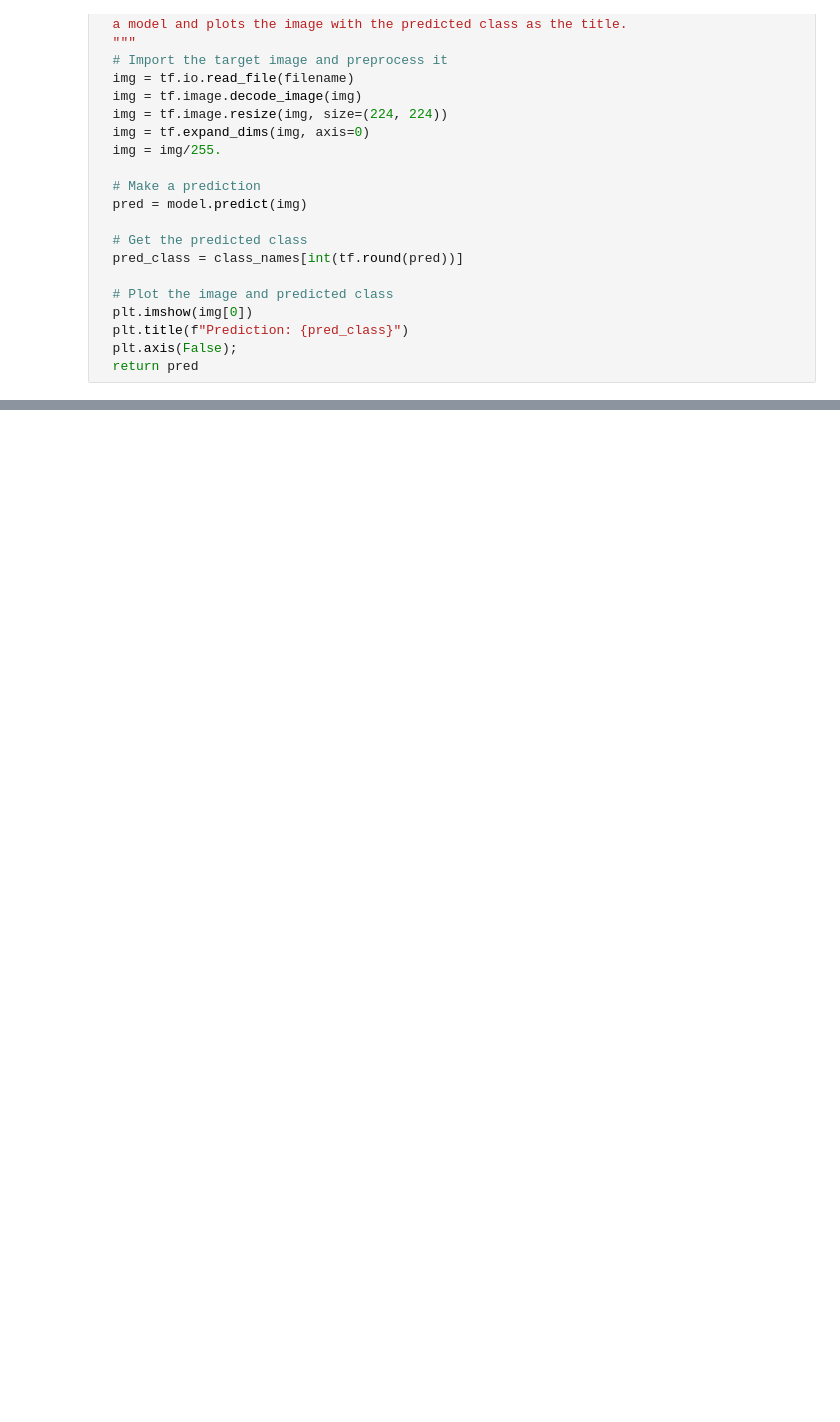
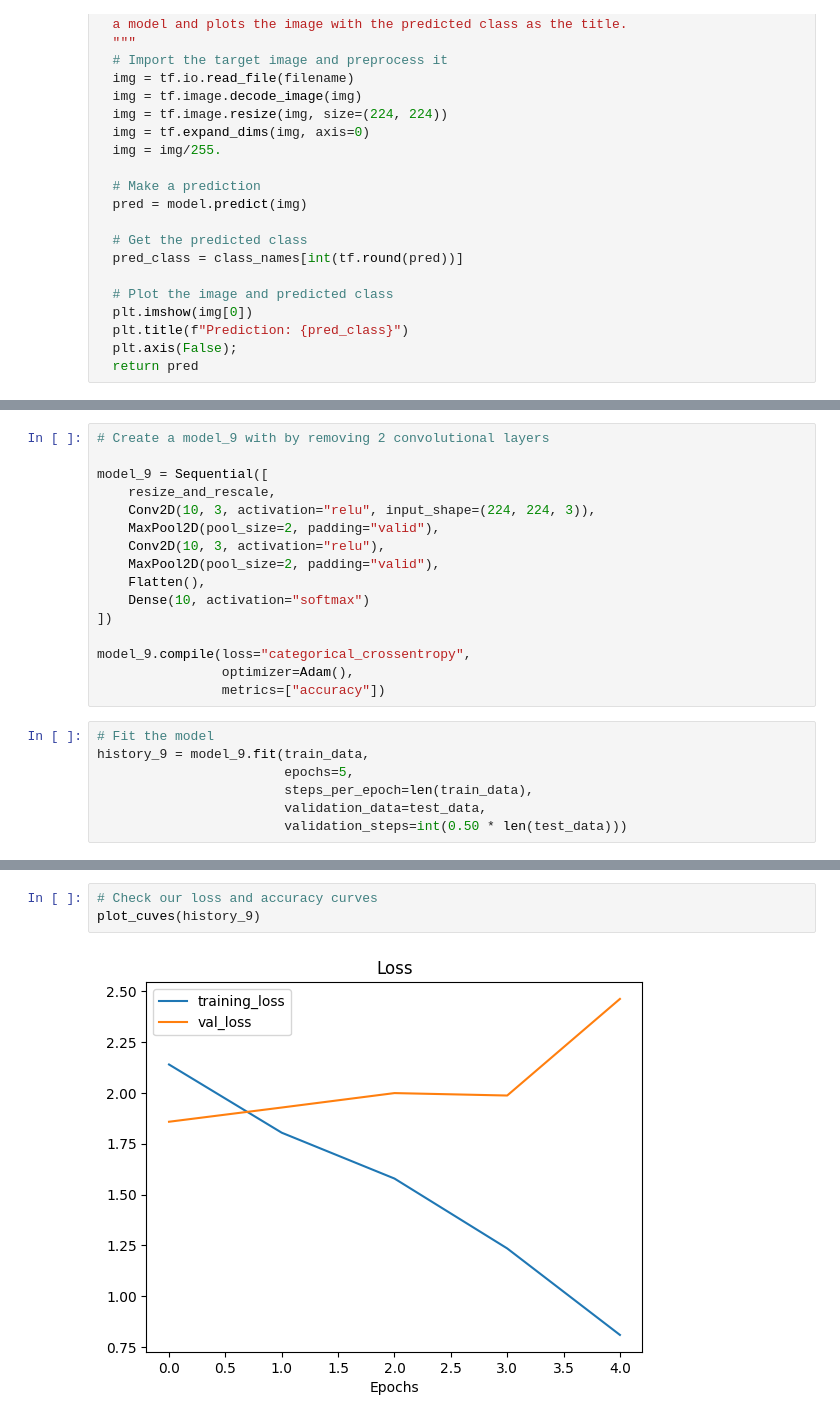
Before and after one commit to bpiaple/TensorFlow-Course, a Jupyter notebook: 05_Introduction_to_tensorflow_with_tensorflow.ipynb, the cells around one changed output, grey strips where cells are left out. Saved outputs shown, nothing was run; the diff lists cells and outputs as text; blank space fills up the shorter version.

```diff
--- a/05_Introduction_to_tensorflow_with_tensorflow.ipynb
+++ b/05_Introduction_to_tensorflow_with_tensorflow.ipynb
@@ -1067,0 +1285,23 @@ def pred_and_plot(model, filename, class_names):
+# %%
+# Create a model_9 with by removing 2 convolutional layers
+
+model_9 = Sequential([
+    resize_and_rescale,
+    Conv2D(10, 3, activation="relu", input_shape=(224, 224, 3)),
+    MaxPool2D(pool_size=2, padding="valid"),
+    Conv2D(10, 3, activation="relu"),
+    MaxPool2D(pool_size=2, padding="valid"),
+    Flatten(),
+    Dense(10, activation="softmax")
+])
+
+model_9.compile(loss="categorical_crossentropy",
+                optimizer=Adam(),
+                metrics=["accuracy"])
+# %%
+# Fit the model
+history_9 = model_9.fit(train_data,
+                        epochs=5,
+                        steps_per_epoch=len(train_data),
+                        validation_data=test_data,
+                        validation_steps=int(0.50 * len(test_data)))
@@ -1067,0 +1339,5 @@ def pred_and_plot(model, filename, class_names):
+# %%
+# Check our loss and accuracy curves
+plot_cuves(history_9)
+# %% [output]
+[figure, added]
```
Also changed, not shown: parts of 46 cells of this notebook.
